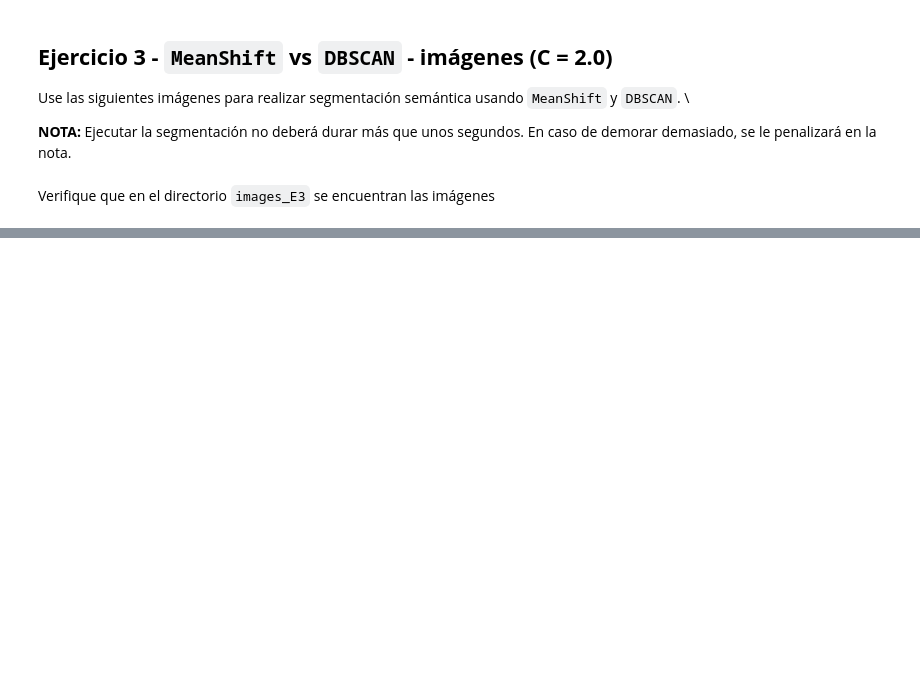
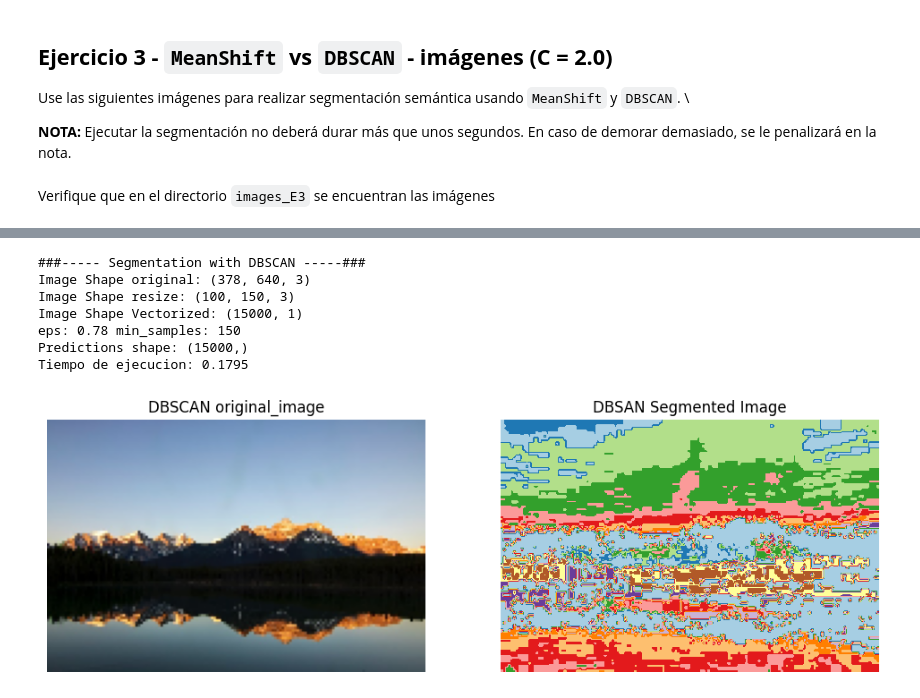
Before and after one commit to JoseDavidN/machine_learning, a Jupyter notebook: Entregas/entrega_3/NuñezGomezJoseDavid_E3_ML08.ipynb, the cells around one changed output, grey strips where cells are left out. Saved outputs shown, nothing was run; the diff lists cells and outputs as text; code cells hidden in the pictures; blank space fills up the shorter version.

```diff
--- a/Entregas/entrega_3/NuñezGomezJoseDavid_E3_ML08.ipynb
+++ b/Entregas/entrega_3/NuñezGomezJoseDavid_E3_ML08.ipynb
@@ -206,0 +221,17 @@
+# %%
+#segmentation image #1
+path = '/content/images_E3/im_01.jpg'
+#DBSCAN
+start_time = time.time()
+segmentation_image(path)
+end_time = time.time()
+print(f'Tiempo de ejecucion: {round(end_time-start_time,4)}')
+# %% [output]
+###----- Segmentation with DBSCAN -----###
+Image Shape original: (378, 640, 3)
+Image Shape resize: (100, 150, 3)
+Image Shape Vectorized: (15000, 1)
+eps: 0.78 min_samples: 150
+Predictions shape: (15000,)
+Tiempo de ejecucion: 0.1795
+[figure, added]
```
Also changed, not shown: parts of 21 cells of this notebook, 3 other files.
